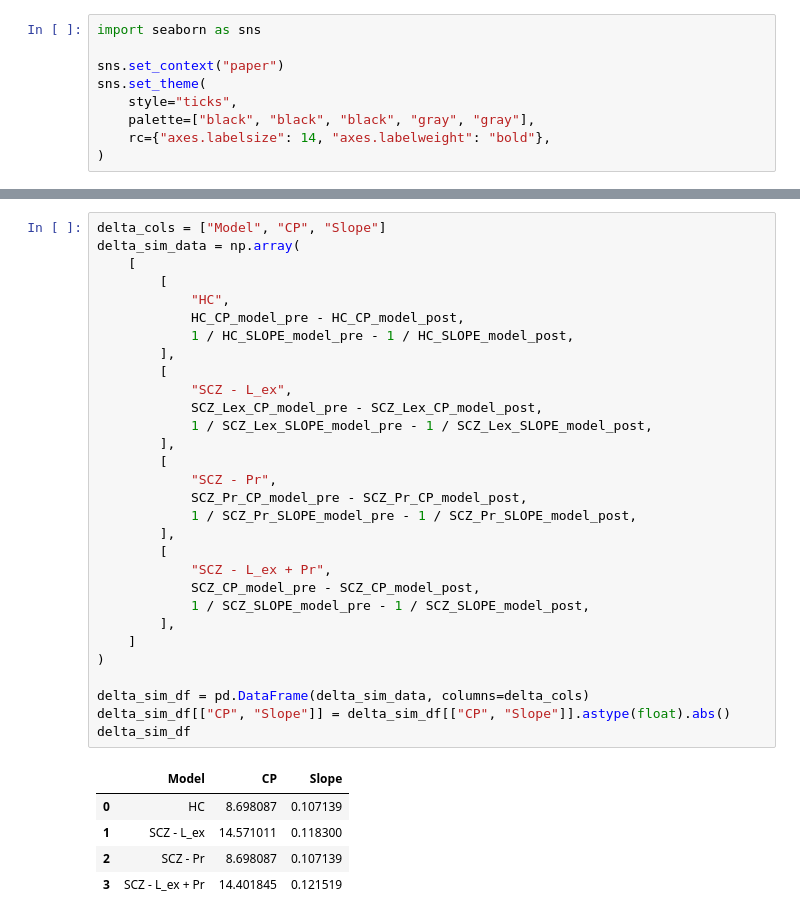
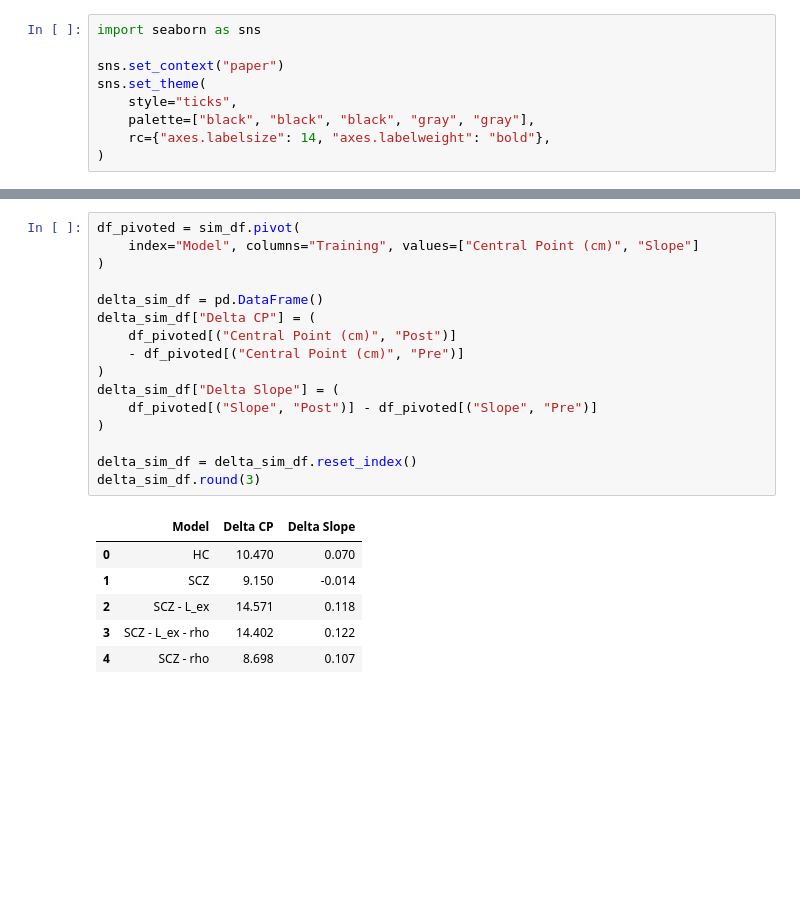
Before and after one commit to renatoparedes/SCZ_PPS_Expansion_Model, a Jupyter notebook: FIG4_Training_Exploration.ipynb, the cells around one changed output, grey strips where cells are left out. Cells and saved outputs as stored; diff of their text form; blank space fills up the shorter version.

```diff
--- a/FIG4_Training_Exploration.ipynb
+++ b/FIG4_Training_Exploration.ipynb
@@ -592,36 +584,23 @@ The PostScript backend does not support transparency; partially transparent arti
-# %%
-delta_cols = ["Model", "CP", "Slope"]
-delta_sim_data = np.array(
-    [
-        [
-            "HC",
-            HC_CP_model_pre - HC_CP_model_post,
-            1 / HC_SLOPE_model_pre - 1 / HC_SLOPE_model_post,
-        ],
-        [
-            "SCZ - L_ex",
-            SCZ_Lex_CP_model_pre - SCZ_Lex_CP_model_post,
-            1 / SCZ_Lex_SLOPE_model_pre - 1 / SCZ_Lex_SLOPE_model_post,
-        ],
-        [
-            "SCZ - Pr",
-            SCZ_Pr_CP_model_pre - SCZ_Pr_CP_model_post,
-            1 / SCZ_Pr_SLOPE_model_pre - 1 / SCZ_Pr_SLOPE_model_post,
-        ],
-        [
-            "SCZ - L_ex + Pr",
-            SCZ_CP_model_pre - SCZ_CP_model_post,
-            1 / SCZ_SLOPE_model_pre - 1 / SCZ_SLOPE_model_post,
-        ],
-    ]
-)
-
-delta_sim_df = pd.DataFrame(delta_sim_data, columns=delta_cols)
-delta_sim_df[["CP", "Slope"]] = delta_sim_df[["CP", "Slope"]].astype(float).abs()
-delta_sim_df
-# %% [output]
-|  | Model | CP | Slope |
-| 0 | HC | 8.698087 | 0.107139 |
-| 1 | SCZ - L_ex | 14.571011 | 0.118300 |
-| 2 | SCZ - Pr | 8.698087 | 0.107139 |
-| 3 | SCZ - L_ex + Pr | 14.401845 | 0.121519 |
+# %%
+df_pivoted = sim_df.pivot(
+    index="Model", columns="Training", values=["Central Point (cm)", "Slope"]
+)
+
+delta_sim_df = pd.DataFrame()
+delta_sim_df["Delta CP"] = (
+    df_pivoted[("Central Point (cm)", "Post")]
+    - df_pivoted[("Central Point (cm)", "Pre")]
+)
+delta_sim_df["Delta Slope"] = (
+    df_pivoted[("Slope", "Post")] - df_pivoted[("Slope", "Pre")]
+)
+
+delta_sim_df = delta_sim_df.reset_index()
+delta_sim_df.round(3)
+# %% [output]
+|  | Model | Delta CP | Delta Slope |
+| 0 | HC | 10.470 | 0.070 |
+| 1 | SCZ | 9.150 | -0.014 |
+| 2 | SCZ - L_ex | 14.571 | 0.118 |
+| 3 | SCZ - L_ex - rho | 14.402 | 0.122 |
+| 4 | SCZ - rho | 8.698 | 0.107 |
```
Also changed, not shown: parts of 2 cells of this notebook, 8 other files.
